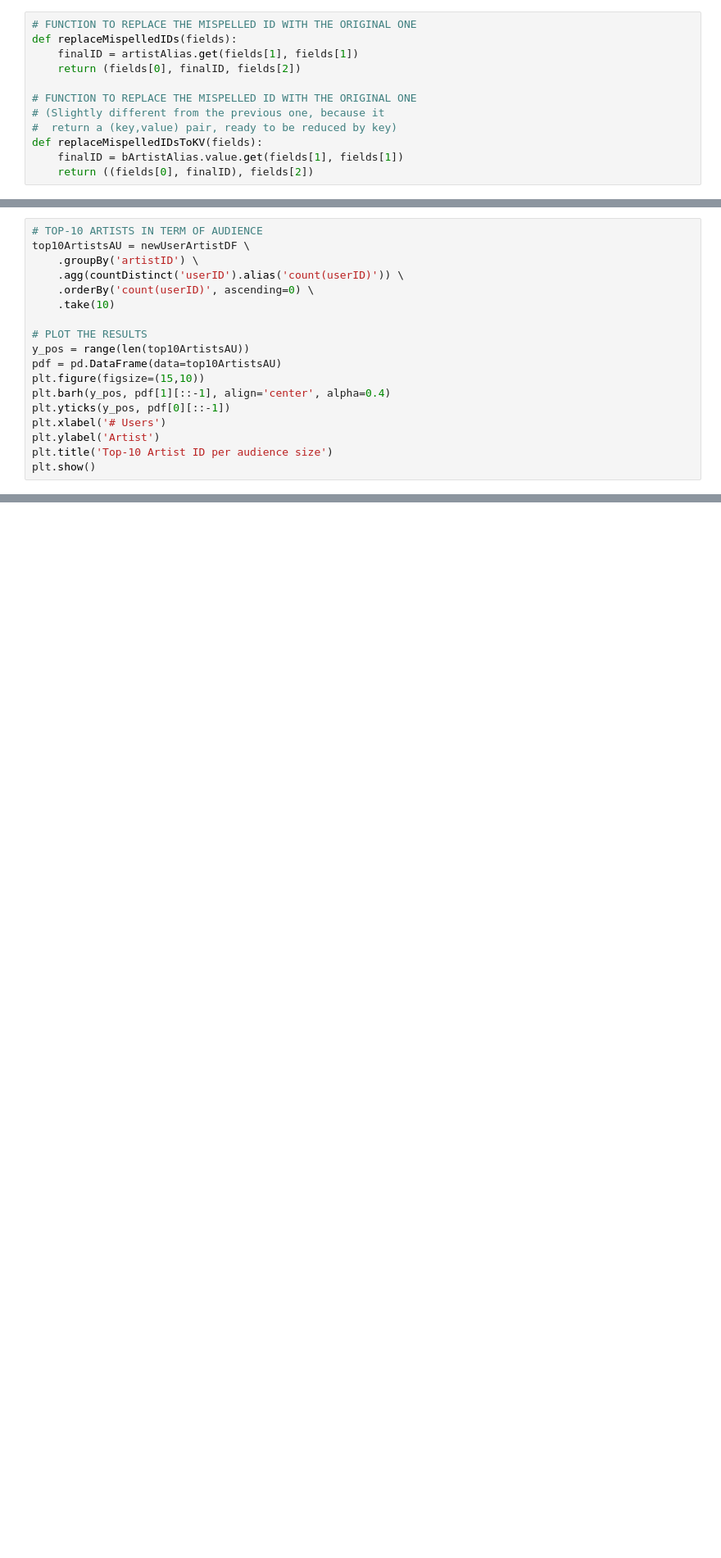
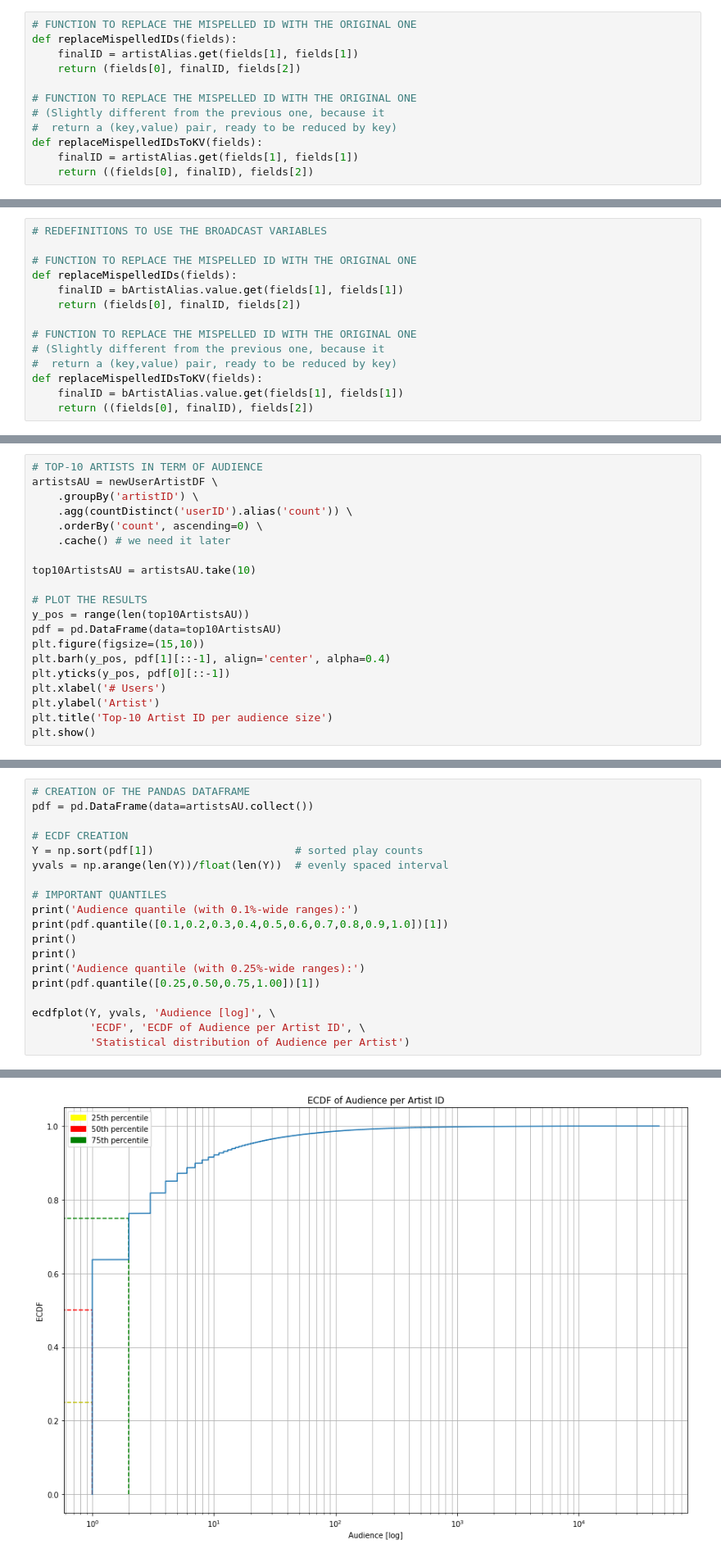
Before and after one commit to lomluca/aml, a Jupyter notebook: RecSys.ipynb, the cells around one changed output, grey strips where cells are left out. Shown at 82% size. Drawn from its saved outputs; the diff is of its cells as text; blank space fills up the shorter version.

Commit message:
Changed ECDF code to function. Added ECDF plot to CU and AU. Plotted scatter plot AUvsPC and CUvsPC. Reorganized code.

```diff
--- a/RecSys.ipynb
+++ b/RecSys.ipynb
@@ -734,7 +721,7 @@ def replaceMispelledIDs(fields):
 # (Slightly different from the previous one, because it
 #  return a (key,value) pair, ready to be reduced by key)
 def replaceMispelledIDsToKV(fields):
-    finalID = bArtistAlias.value.get(fields[1], fields[1])
+    finalID = artistAlias.get(fields[1], fields[1])
     return ((fields[0], finalID), fields[2])
 # %%
 from time import time
@@ -858,6 +845,20 @@ The broadcast of variable `v` can be created by `bV = sc.broadcast(v)`. Then val
 <ul></ul>
 To question is then: using a broadcast variable, modify the script in question 4.2 to get better performance in terms of running time.
 </div>
+# %%
+# REDEFINITIONS TO USE THE BROADCAST VARIABLES
+
+# FUNCTION TO REPLACE THE MISPELLED ID WITH THE ORIGINAL ONE
+def replaceMispelledIDs(fields):
+    finalID = bArtistAlias.value.get(fields[1], fields[1])
+    return (fields[0], finalID, fields[2])
+
+# FUNCTION TO REPLACE THE MISPELLED ID WITH THE ORIGINAL ONE
+# (Slightly different from the previous one, because it
+#  return a (key,value) pair, ready to be reduced by key)
+def replaceMispelledIDsToKV(fields):
+    finalID = bArtistAlias.value.get(fields[1], fields[1])
+    return ((fields[0], finalID), fields[2])
 # %%
 from time import time
 
@@ -981,11 +984,13 @@ However the results are not so different, because they have a very limited impac
 </div>
 # %%
 # TOP-10 ARTISTS IN TERM OF AUDIENCE
-top10ArtistsAU = newUserArtistDF \
+artistsAU = newUserArtistDF \
     .groupBy('artistID') \
-    .agg(countDistinct('userID').alias('count(userID)')) \
-    .orderBy('count(userID)', ascending=0) \
-    .take(10)
+    .agg(countDistinct('userID').alias('count')) \
+    .orderBy('count', ascending=0) \
+    .cache() # we need it later
+
+top10ArtistsAU = artistsAU.take(10)
 
 # PLOT THE RESULTS
 y_pos = range(len(top10ArtistsAU))
@@ -999,3 +1004,23 @@ plt.title('Top-10 Artist ID per audience size')
 plt.show()
 # %% [output]
 [figure]
+# %%
+# CREATION OF THE PANDAS DATAFRAME
+pdf = pd.DataFrame(data=artistsAU.collect())
+
+# ECDF CREATION
+Y = np.sort(pdf[1])                      # sorted play counts
+yvals = np.arange(len(Y))/float(len(Y))  # evenly spaced interval
+
+# IMPORTANT QUANTILES
+print('Audience quantile (with 0.1%-wide ranges):')
+print(pdf.quantile([0.1,0.2,0.3,0.4,0.5,0.6,0.7,0.8,0.9,1.0])[1])
+print()
+print()
+print('Audience quantile (with 0.25%-wide ranges):')
+print(pdf.quantile([0.25,0.50,0.75,1.00])[1])
+
+ecdfplot(Y, yvals, 'Audience [log]', \
+         'ECDF', 'ECDF of Audience per Artist ID', \
+         'Statistical distribution of Audience per Artist')
+# %% [output]
@@ -1001,0 +1047 @@ plt.show()
+[figure, added]
```
Also changed, not shown: parts of 29 cells of this notebook.
